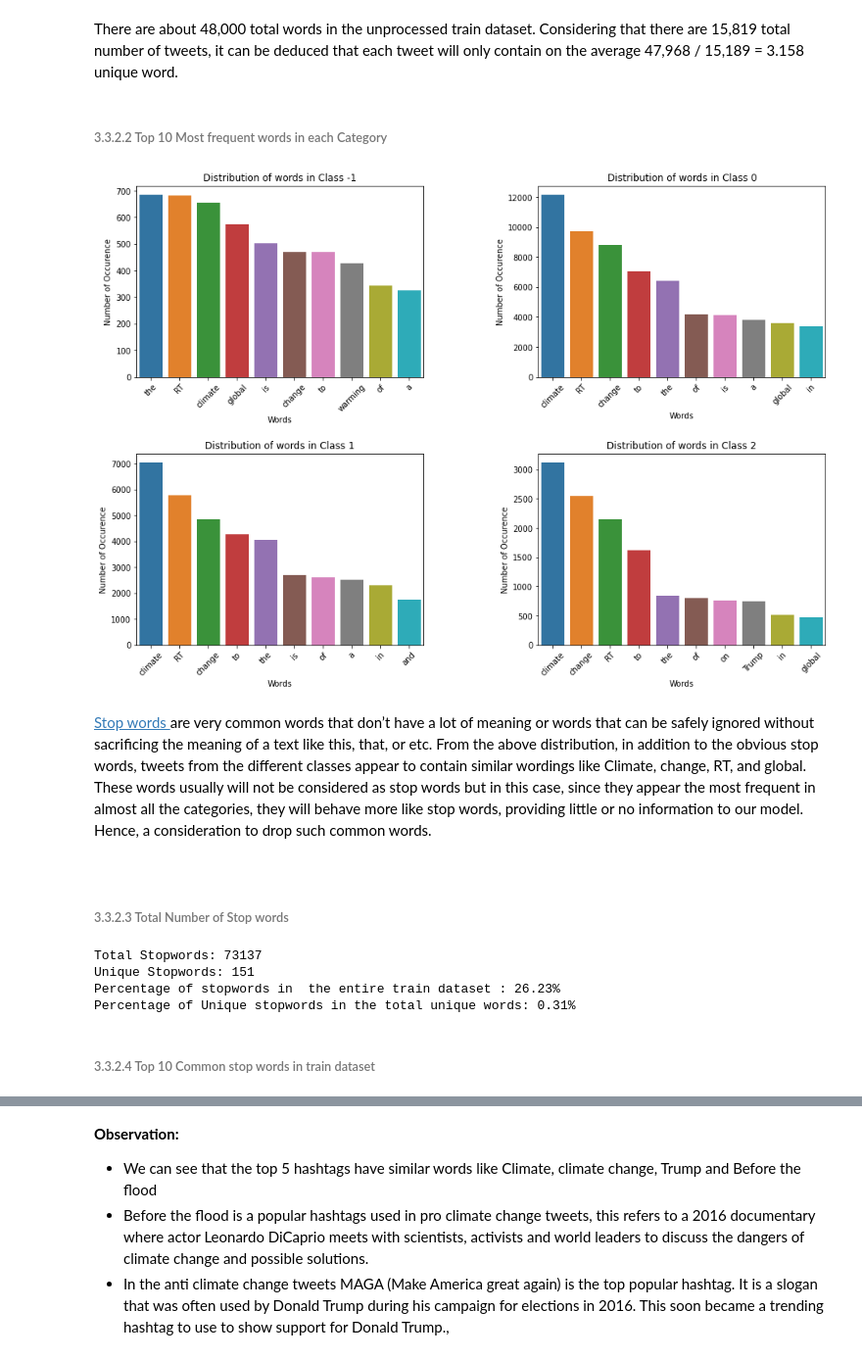
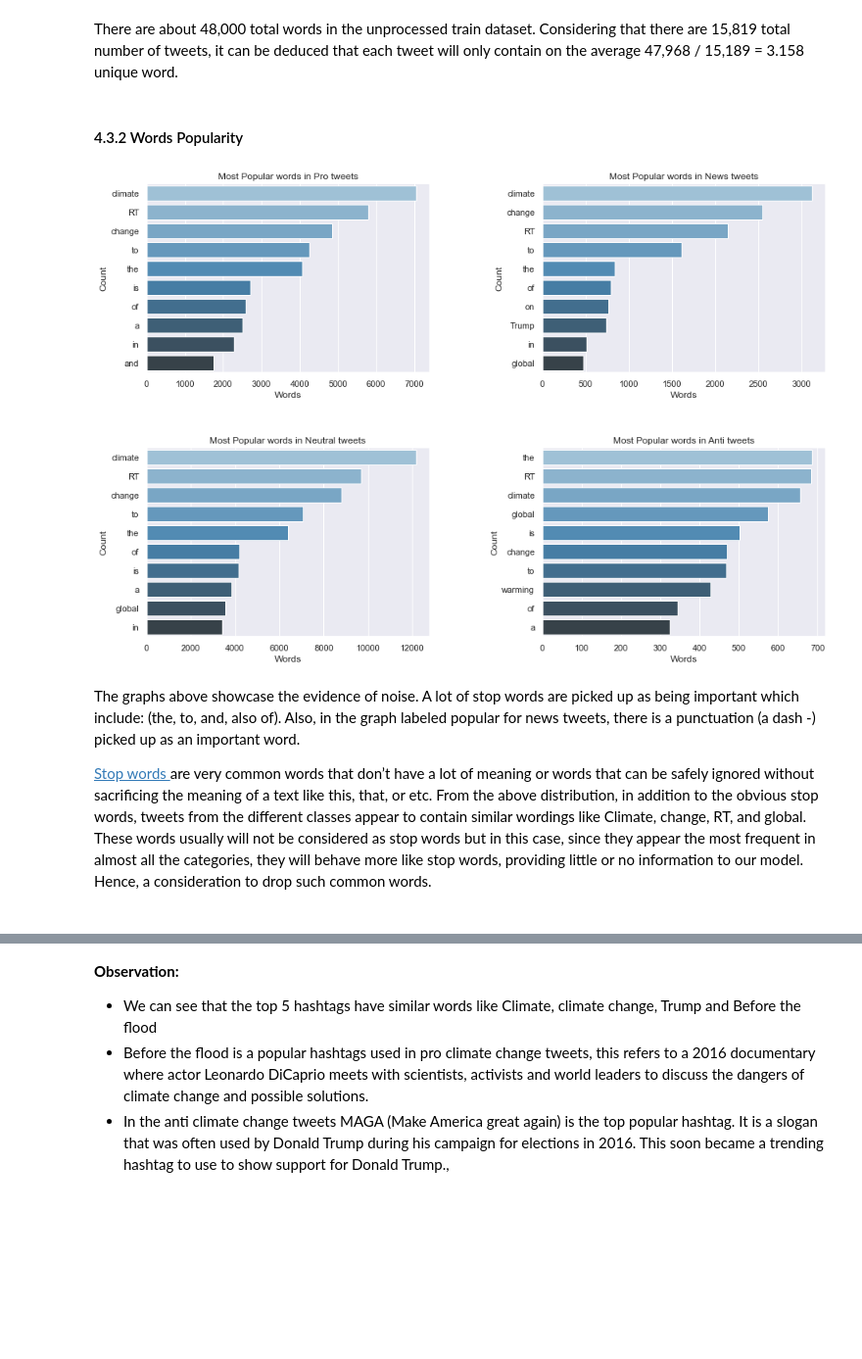
Before and after one commit to Abdul4code/Climate-change-analysis-Team_ZF2, a Jupyter notebook: ZF2_Classification.ipynb, the cells around one changed output, grey strips where cells are left out. Shown: that part at 98% size. Cells and saved outputs as stored; diff of their text form; code cells hidden in the pictures; blank space fills up the shorter version.

```diff
--- a/ZF2_Classification.ipynb
+++ b/ZF2_Classification.ipynb
@@ -60,0 +122,6 @@ Build a robust Machine Learning Model that will be able to predict a person’s
+# %%
+# read train dataset
+df_train = pd.read_csv('data/train.csv')
+
+# read test dataset
+df_test = pd.read_csv('data/test_with_no_labels.csv')
@@ -325,6 +227,0 @@ from sklearn.neural_network import MLPClassifier
-# %%
-# read train dataset
-df_train = pd.read_csv('train.csv')
-
-# read test dataset
-df_test = pd.read_csv('test_with_no_labels.csv')
@@ -428,12 +316,12 @@ The message feature contains natural language. Hance character, word and sentenc
         Creates a list of all the words or characters in the message feature
 
         Input:
-        dataset - The dataset to extract from
-        category - Filters the messages in the dataset to include only the specified category
-        type - Specifies the level of extraction; wether characters or words
+            dataset - The dataset to extract words or characters from
+            category - Filters the dataset by the specified category
+            type - Specifies the level of extraction; wether characters or words
 
         Output:
-        pandas DataFrame of all the characters of the specified category
+            pandas DataFrame of all the characters or words of the specified category
     '''
     corpus = []
     if category:
@@ -463,58 +351,39 @@ Unique words: 47968
 # %% [markdown]
 There are about 48,000 total words in the unprocessed train dataset. Considering that there are 15,819 total number of tweets, it can be deduced that each tweet will only contain on the average 47,968 / 15,189 = 3.158 unique word.
 # %% [markdown]
-###### 3.3.2.2 Top 10 Most frequent words in each Category
+#### 4.3.2 Words Popularity
 # %%
 # Distribution of words per Class
 fig, ax = plt.subplots(2,2, figsize=(15,10))
-categories = [-1, 0, 1, 2]
+categories = [1, 2, 0, -1]
+labels = ['Pro', 'News', 'Neutral', 'Anti']
 
 pos_x = 0
 pos_y = 0
 
 for i, category in enumerate(categories):
     if i > 1:
         pos_x = 1
 
     pos_y = i % 2
 
     data = create_bank_set(df_train, word=True, category=category)
     data = data[0].value_counts().head(10)
-    sns.barplot(x=data.index, y=data, ax=ax[pos_x][pos_y])
-    ax[pos_x][pos_y].set_ylabel("Number of Occurence")
-    ax[pos_x][pos_y].set_title("Distribution of words in Class " + str(category))
+    sns.barplot(x=data, y=data.index, ax=ax[pos_x][pos_y], palette="Blues_d")
+    ax[pos_x][pos_y].set_ylabel("Count")
+    ax[pos_x][pos_y].set_title("Most Popular words in " + str(labels[i]) + " tweets")
     ax[pos_x][pos_y].set_xlabel("Words")
-    plt.setp(ax[pos_x][pos_y].get_xticklabels(), rotation=45)
 
 plt.subplots_adjust(left=0.1,
                     bottom=0.1,
                     right=0.9,
                     top=0.9,
                     wspace=0.4,
                     hspace=0.4)
 plt.show()
 # %% [output]
-[figure, old version]
+[figure, new version]
 # %% [markdown]
+The graphs above showcase the evidence of noise. A lot of stop words are picked up as being important which include: (the, to, and, also of). Also, in the graph labeled popular for news tweets, there is a punctuation (a dash -) picked up as an important word.
+
 <a href="https://medium.com/@saitejaponugoti/stop-words-in-nlp-5b248dadad47"> Stop words </a> are very common words that don’t have a lot of meaning or words that can be safely ignored without sacrificing the meaning of a text like this, that, or etc. From the above distribution, in addition to the obvious stop words, tweets from the different classes appear to contain similar wordings like Climate, change, RT, and global. These words usually will not be considered as stop words but in this case, since they appear the most frequent in almost all the categories, they will behave more like stop words, providing little or no information to our model. Hence, a consideration to drop such common words. <br /><br />
-# %% [markdown]
-###### 3.3.2.3 Total Number of Stop words
-# %%
-stop_words = stopwords.words('english')
-chars = create_bank_set(df_train, word=True)[0]
-chars = [x for x in chars if x in stop_words]
-total_stopwords = len(chars)
-unique_stopwords = len(set(chars))
-print("Total Stopwords: {}".format(total_stopwords))
-print("Unique Stopwords: {}".format(unique_stopwords))
-print("Percentage of stopwords in  the entire train dataset : {}%"
-      .format(round((total_stopwords / total_words) * 100, 2)))
-print("Percentage of Unique stopwords in the total unique words: {}%"
-     .format(round((unique_stopwords / count_unique) * 100, 2)))
-# %% [output]
-Total Stopwords: 73137
-Unique Stopwords: 151
-Percentage of stopwords in  the entire train dataset : 26.23%
-Percentage of Unique stopwords in the total unique words: 0.31%
-# %% [markdown]
-###### 3.3.2.4 Top 10 Common stop words in train dataset
```
Also changed, not shown: parts of 101 cells of this notebook.
